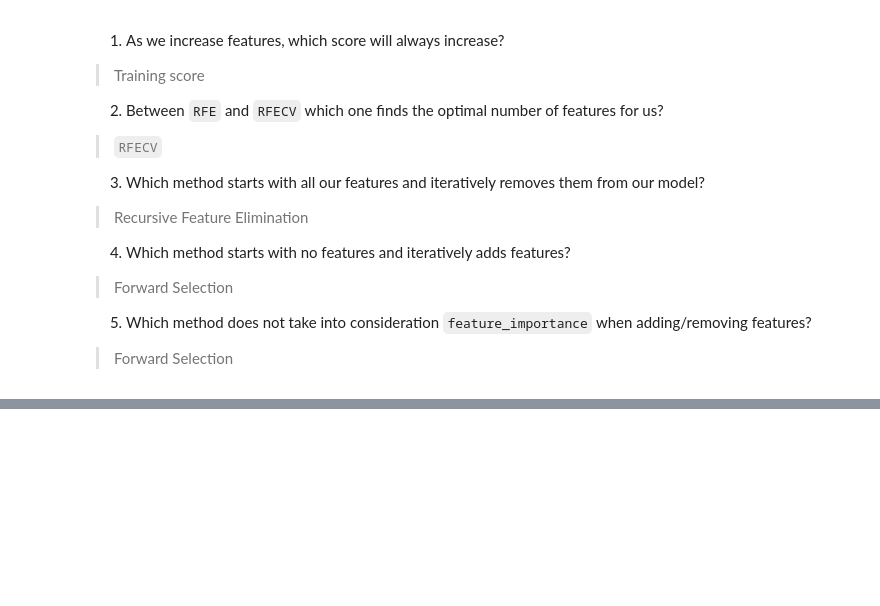
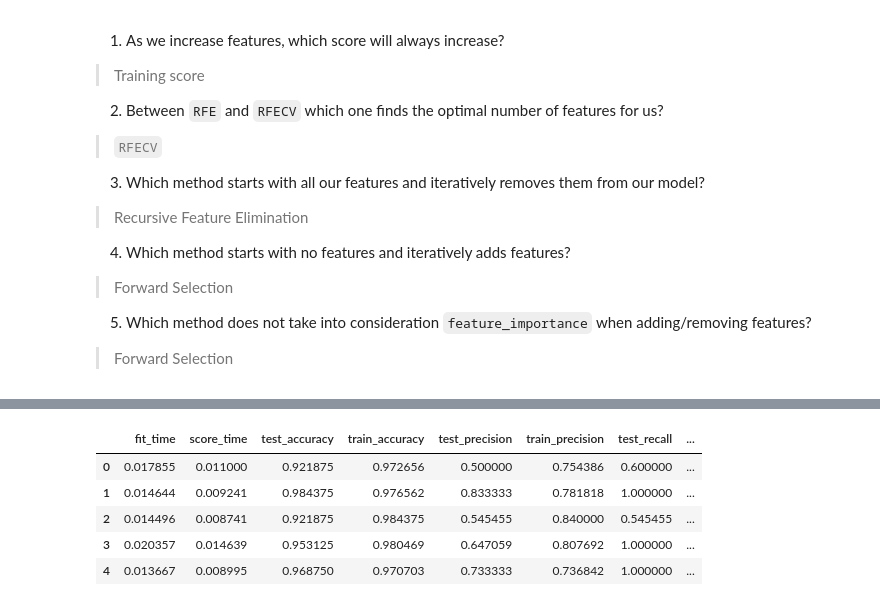
Before and after one commit to bait509-ubc/BAIT509, a Jupyter notebook: _build/jupyter_execute/lectures/class_solutions.ipynb, the cells around one changed output, grey strips where cells are left out. Drawn from its saved outputs; the diff is of its cells as text; code cells hidden in the pictures; blank space fills up the shorter version.

```diff
--- a/_build/jupyter_execute/lectures/class_solutions.ipynb
+++ b/_build/jupyter_execute/lectures/class_solutions.ipynb
@@ -1297,0 +1446,51 @@ b.As the capture rate value increases, will the model more likely predict a lege
+# %%
+pk_df = pd.read_csv('data/pokemon.csv')
+
+train_df, test_df = train_test_split(pk_df, test_size=0.2, random_state=1)
+
+X_train = train_df.drop(columns=['legendary'])
+y_train = train_df['legendary']
+X_test = test_df.drop(columns=['legendary'])
+y_test = test_df['legendary']
+
+numeric_features = ["deck_no",
+                    "attack",
+                    "defense" ,
+                    "sp_attack",
+                    "sp_defense",
+                    "speed",
+                    "capture_rt",
+                    "total_bs"]
+
+categorical_features = ["type"]
+
+numeric_transformer = make_pipeline(SimpleImputer(strategy="median"), StandardScaler())
+
+categorical_transformer = make_pipeline(
+    SimpleImputer(strategy="most_frequent"),
+    OneHotEncoder(handle_unknown="ignore"))
+
+preprocessor = make_column_transformer(
+    (numeric_transformer, numeric_features),
+    (categorical_transformer, categorical_features))
+# %%
+# 1. Build a pipeline containing the column transformer and an SVC model,
+# using the parameter class_weight="balanced".
+main_pipe = make_pipeline(preprocessor, SVC(class_weight="balanced"))
+
+# 2. Perform cross-validation using cross-validate on the training split using the scoring
+# measures accuracy, precision, recall and f1.
+multi_scores = cross_validate(main_pipe,
+                              X_train, y_train,
+                              return_train_score=True,
+                              scoring = ['accuracy', 'precision', 'recall'])
+
+# 3. Save the results in a dataframe.
+pd.DataFrame(multi_scores)
+# %% [output]
+|  | fit_time | score_time | test_accuracy | train_accuracy | test_precision | train_precision | test_recall | ... |
+| 0 | 0.017855 | 0.011000 | 0.921875 | 0.972656 | 0.500000 | 0.754386 | 0.600000 | ... |
+| 1 | 0.014644 | 0.009241 | 0.984375 | 0.976562 | 0.833333 | 0.781818 | 1.000000 | ... |
+| 2 | 0.014496 | 0.008741 | 0.921875 | 0.984375 | 0.545455 | 0.840000 | 0.545455 | ... |
+| 3 | 0.020357 | 0.014639 | 0.953125 | 0.980469 | 0.647059 | 0.807692 | 1.000000 | ... |
+| 4 | 0.013667 | 0.008995 | 0.968750 | 0.970703 | 0.733333 | 0.736842 | 1.000000 | ... |
```
Also changed, not shown: parts of 7 cells of this notebook, 26 other files.
